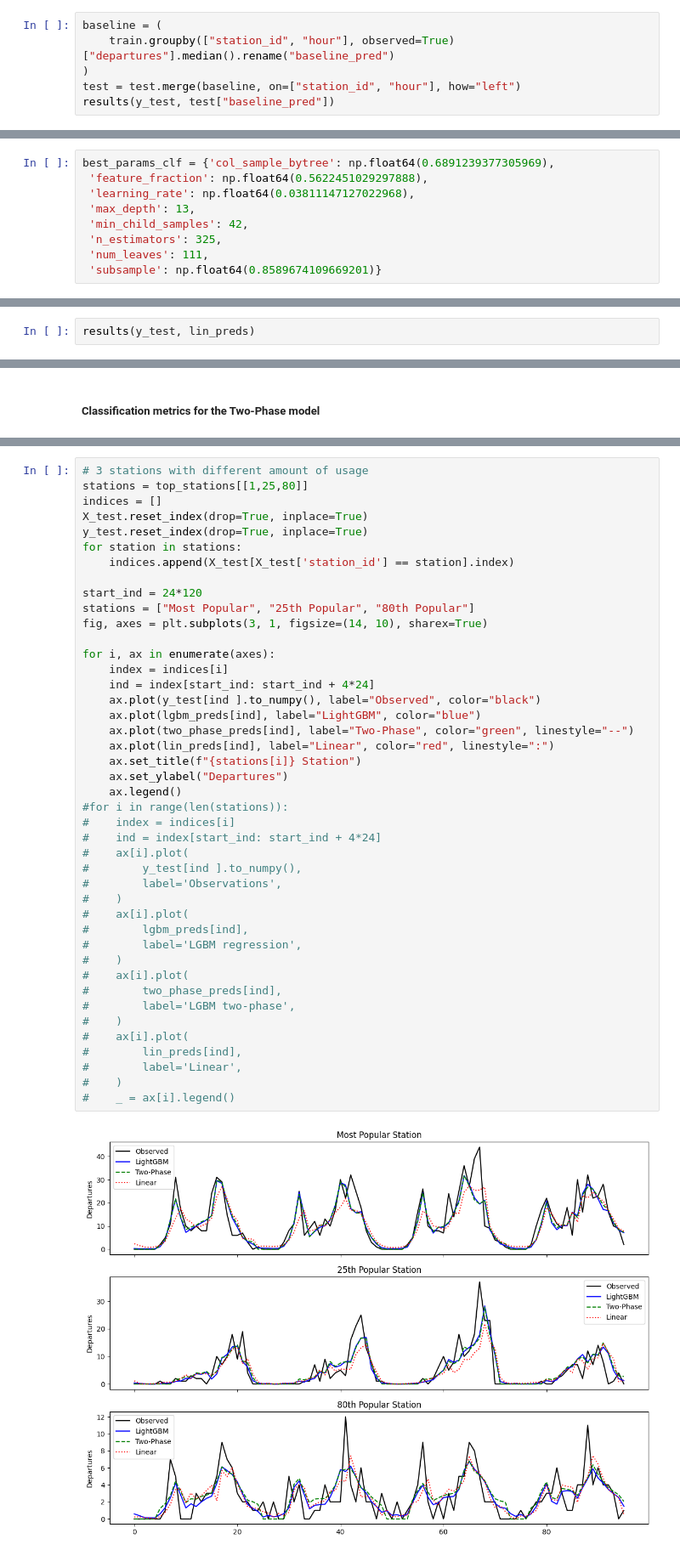
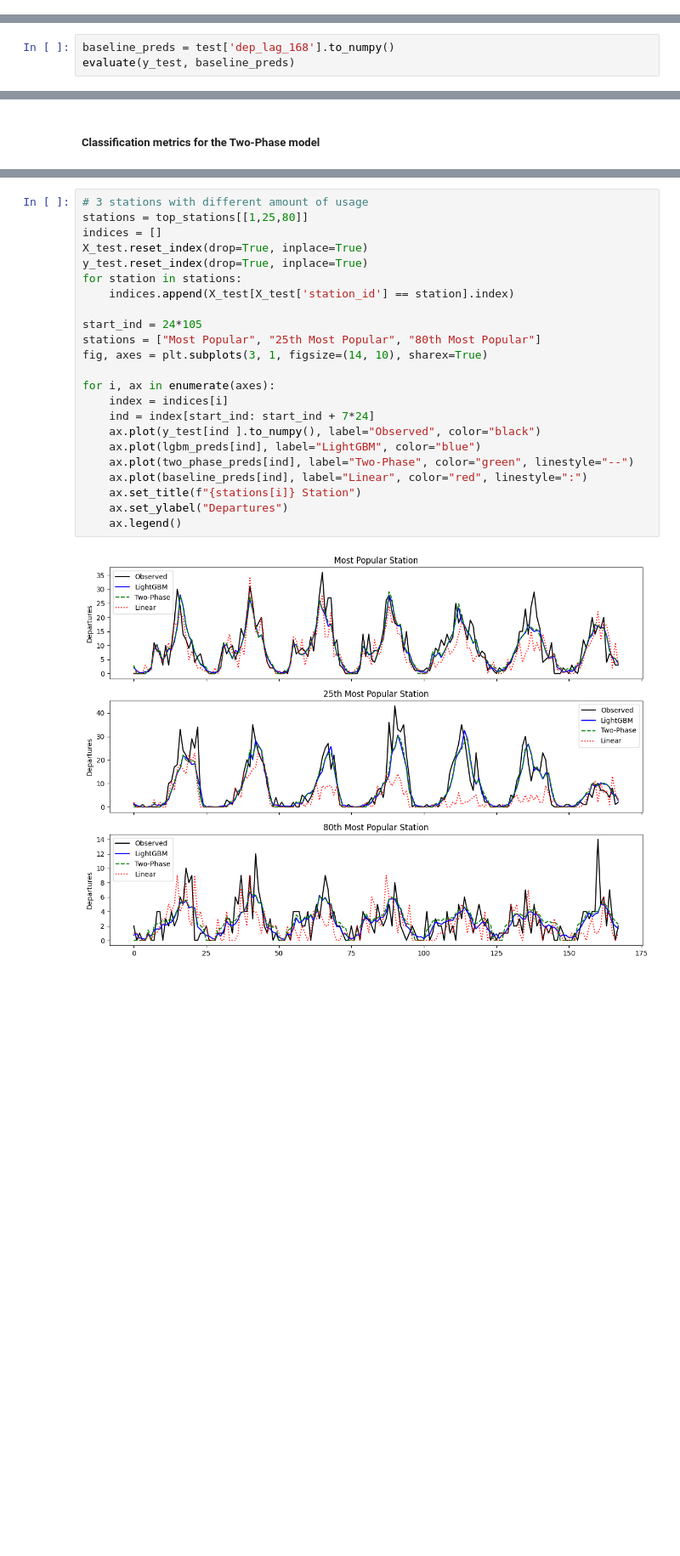
Before and after one commit to kainulj/helsinki-citybike-analysis, a Jupyter notebook: notebooks/03_predict_hourly_departures.ipynb, the cells around one changed output, grey strips where cells are left out. Shown at 85% size. Drawn from its saved outputs; the diff is of its cells as text; blank space fills up the shorter version.

```diff
--- a/notebooks/03_predict_hourly_departures.ipynb
+++ b/notebooks/03_predict_hourly_departures.ipynb
@@ -425,6 +215,0 @@ R2: 0.632
-# %%
-baseline = (
-    train.groupby(["station_id", "hour"], observed=True)["departures"].median().rename("baseline_pred")
-)
-test = test.merge(baseline, on=["station_id", "hour"], how="left")
-results(y_test, test["baseline_pred"])
@@ -652,9 +345,0 @@ best_params_reg = {'col_sample_bytree': np.float64(0.5415076645557563),
-# %%
-best_params_clf = {'col_sample_bytree': np.float64(0.6891239377305969),
- 'feature_fraction': np.float64(0.5622451029297888),
- 'learning_rate': np.float64(0.03811147127022968),
- 'max_depth': 13,
- 'min_child_samples': 42,
- 'n_estimators': 325,
- 'num_leaves': 111,
- 'subsample': np.float64(0.8589674109669201)}
@@ -720,3 +445,4 @@ The linear model was trained using all features, whereas the LightGBM models wer
 # %%
-results(y_test, lin_preds)
+baseline_preds = test['dep_lag_168'].to_numpy()
+evaluate(y_test, baseline_preds)
 # %% [output]
@@ -797,46 +528,26 @@ The model predicts non-zero departures better than zero departures.
 # %%
 # 3 stations with different amount of usage
 stations = top_stations[[1,25,80]]
 indices = []
 X_test.reset_index(drop=True, inplace=True)
 y_test.reset_index(drop=True, inplace=True)
 for station in stations:
     indices.append(X_test[X_test['station_id'] == station].index)
 
-start_ind = 24*120
-stations = ["Most Popular", "25th Popular", "80th Popular"]
+start_ind = 24*105
+stations = ["Most Popular", "25th Most Popular", "80th Most Popular"]
 fig, axes = plt.subplots(3, 1, figsize=(14, 10), sharex=True)
 
 for i, ax in enumerate(axes):
     index = indices[i]
-    ind = index[start_ind: start_ind + 4*24]
+    ind = index[start_ind: start_ind + 7*24]
     ax.plot(y_test[ind ].to_numpy(), label="Observed", color="black")
     ax.plot(lgbm_preds[ind], label="LightGBM", color="blue")
     ax.plot(two_phase_preds[ind], label="Two-Phase", color="green", linestyle="--")
-    ax.plot(lin_preds[ind], label="Linear", color="red", linestyle=":")
+    ax.plot(baseline_preds[ind], label="Linear", color="red", linestyle=":")
     ax.set_title(f"{stations[i]} Station")
     ax.set_ylabel("Departures")
     ax.legend()
-#for i in range(len(stations)):
-#    index = indices[i]
-#    ind = index[start_ind: start_ind + 4*24]
-#    ax[i].plot(
-#        y_test[ind ].to_numpy(),
-#        label='Observations',
-#    )
-#    ax[i].plot(
-#        lgbm_preds[ind],
-#        label='LGBM regression',
-#    )
-#    ax[i].plot(
-#        two_phase_preds[ind],
-#        label='LGBM two-phase',
-#    )
-#    ax[i].plot(
-#        lin_preds[ind],
-#        label='Linear',
-#    )
-#    _ = ax[i].legend()
 # %% [output]
-[figure, old version]
+[figure, new version]
 # %% [markdown]
```
Also changed, not shown: parts of 66 cells of this notebook, 3 other files.
